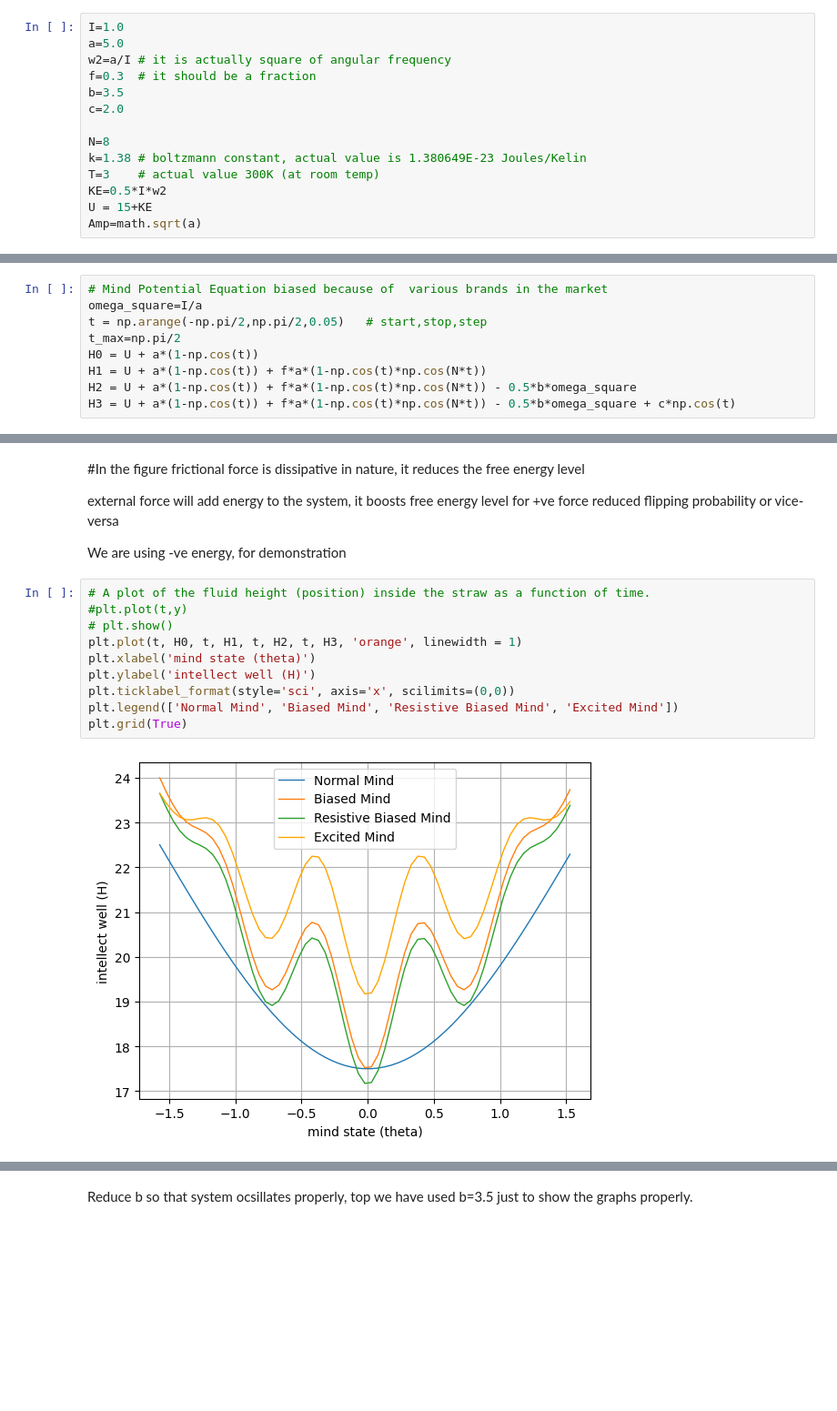
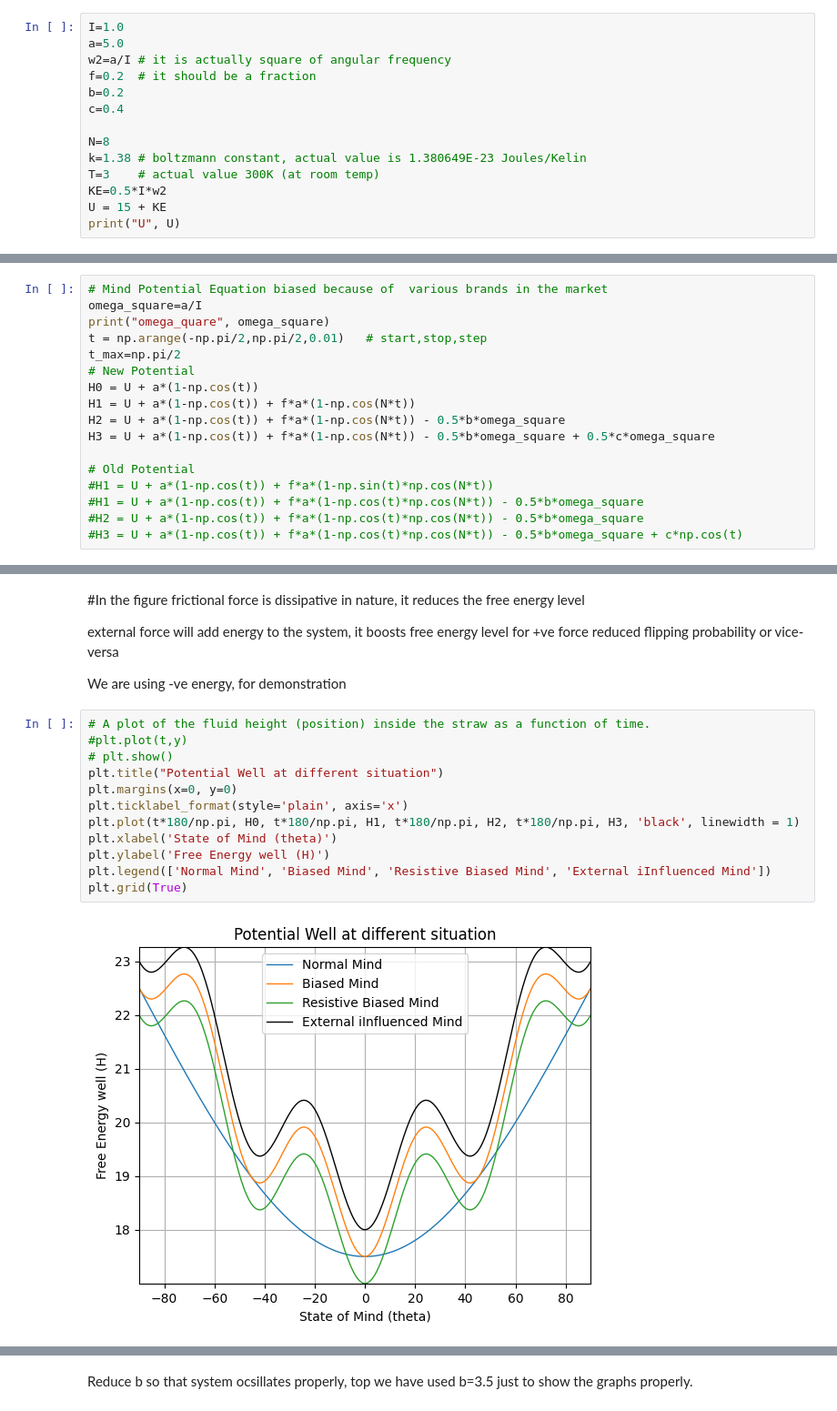
Before and after one commit to ShounakDas101/multibody, a Jupyter notebook: flip_mind_ODE.ipynb, the cells around one changed output, grey strips where cells are left out. Shown: that part at 91% size. Saved outputs shown, nothing was run; the diff lists cells and outputs as text; blank space fills up the shorter version.

```diff
--- a/flip_mind_ODE.ipynb
+++ b/flip_mind_ODE.ipynb
@@ -25,13 +26,13 @@ U = internal energy
 I=1.0
 a=5.0
 w2=a/I # it is actually square of angular frequency
-f=0.3  # it should be a fraction
-b=3.5
-c=2.0
+f=0.2  # it should be a fraction
+b=0.2
+c=0.4
 
 N=8
 k=1.38 # boltzmann constant, actual value is 1.380649E-23 Joules/Kelin
 T=3    # actual value 300K (at room temp)
 KE=0.5*I*w2
-U = 15+KE
-Amp=math.sqrt(a)
+U = 15 + KE
+print("U", U)
@@ -47,10 +50,18 @@ c x cos (theta_max - theta)
 Asssuming angular velocity is not varying much
 # %%
 # Mind Potential Equation biased because of  various brands in the market
-omega_square=I/a
-t = np.arange(-np.pi/2,np.pi/2,0.05)   # start,stop,step
+omega_square=a/I
+print("omega_quare", omega_square)
+t = np.arange(-np.pi/2,np.pi/2,0.01)   # start,stop,step
 t_max=np.pi/2
+# New Potential
 H0 = U + a*(1-np.cos(t))
-H1 = U + a*(1-np.cos(t)) + f*a*(1-np.cos(t)*np.cos(N*t))
-H2 = U + a*(1-np.cos(t)) + f*a*(1-np.cos(t)*np.cos(N*t)) - 0.5*b*omega_square
-H3 = U + a*(1-np.cos(t)) + f*a*(1-np.cos(t)*np.cos(N*t)) - 0.5*b*omega_square + c*np.cos(t)
+H1 = U + a*(1-np.cos(t)) + f*a*(1-np.cos(N*t))
+H2 = U + a*(1-np.cos(t)) + f*a*(1-np.cos(N*t)) - 0.5*b*omega_square
+H3 = U + a*(1-np.cos(t)) + f*a*(1-np.cos(N*t)) - 0.5*b*omega_square + 0.5*c*omega_square
+
+# Old Potential
+#H1 = U + a*(1-np.cos(t)) + f*a*(1-np.sin(t)*np.cos(N*t))
+#H1 = U + a*(1-np.cos(t)) + f*a*(1-np.cos(t)*np.cos(N*t)) - 0.5*b*omega_square
+#H2 = U + a*(1-np.cos(t)) + f*a*(1-np.cos(t)*np.cos(N*t)) - 0.5*b*omega_square
+#H3 = U + a*(1-np.cos(t)) + f*a*(1-np.cos(t)*np.cos(N*t)) - 0.5*b*omega_square + c*np.cos(t)
@@ -64,12 +77,14 @@ We are using -ve energy, for demonstration
 # %%
 # A plot of the fluid height (position) inside the straw as a function of time.
 #plt.plot(t,y)
 # plt.show()
-plt.plot(t, H0, t, H1, t, H2, t, H3, 'orange', linewidth = 1)
-plt.xlabel('mind state (theta)')
-plt.ylabel('intellect well (H)')
-plt.ticklabel_format(style='sci', axis='x', scilimits=(0,0))
-plt.legend(['Normal Mind', 'Biased Mind', 'Resistive Biased Mind', 'Excited Mind'])
+plt.title("Potential Well at different situation")
+plt.margins(x=0, y=0)
+plt.ticklabel_format(style='plain', axis='x')
+plt.plot(t*180/np.pi, H0, t*180/np.pi, H1, t*180/np.pi, H2, t*180/np.pi, H3, 'black', linewidth = 1)
+plt.xlabel('State of Mind (theta)')
+plt.ylabel('Free Energy well (H)')
+plt.legend(['Normal Mind', 'Biased Mind', 'Resistive Biased Mind', 'External iInfluenced Mind'])
 plt.grid(True)
 # %% [output]
-[figure, old version]
+[figure, new version]
```
Also changed, not shown: parts of 45 cells of this notebook.
